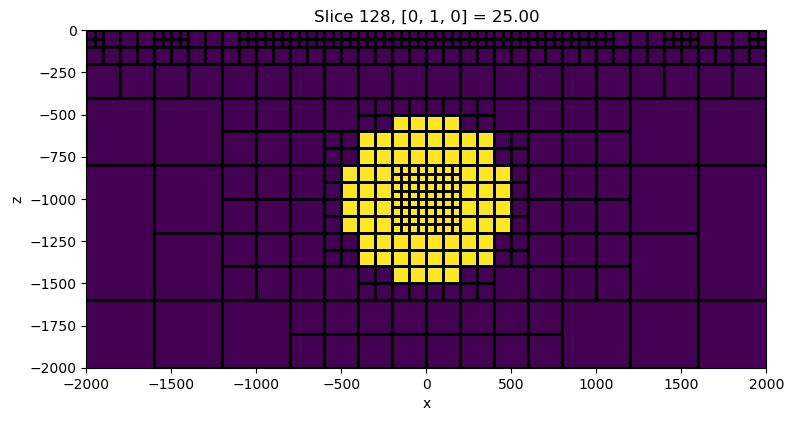
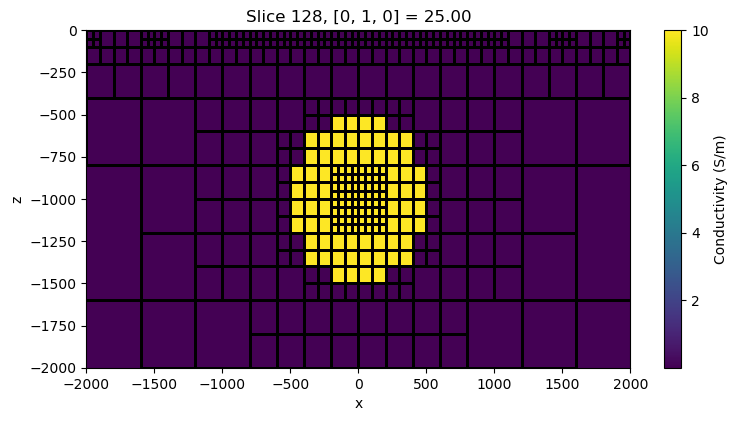
Code edit (unified diff) that turned the first committed figure into the second:
--- before
+++ after
@@ -4,5 +4,5 @@
 
 ax1 = fig.add_axes([0.15, 0.15, 0.68, 0.75])
-mesh.plot_slice(
+out = mesh.plot_slice(
     plotting_map * conductivity_model,
     ax=ax1,
@@ -10,5 +10,9 @@
     ind=int(len(mesh.h[1]) / 2),
     grid=True,
+    pcolor_opts={"cmap": "viridis"}
 )
+
+cb = plt.colorbar(out[0], ax=ax1, orientation='vertical')
+cb.set_label('Conductivity (S/m)')
 
 ax1.set_xlim([-2000, 2000])

Commit: Improving Z visualization